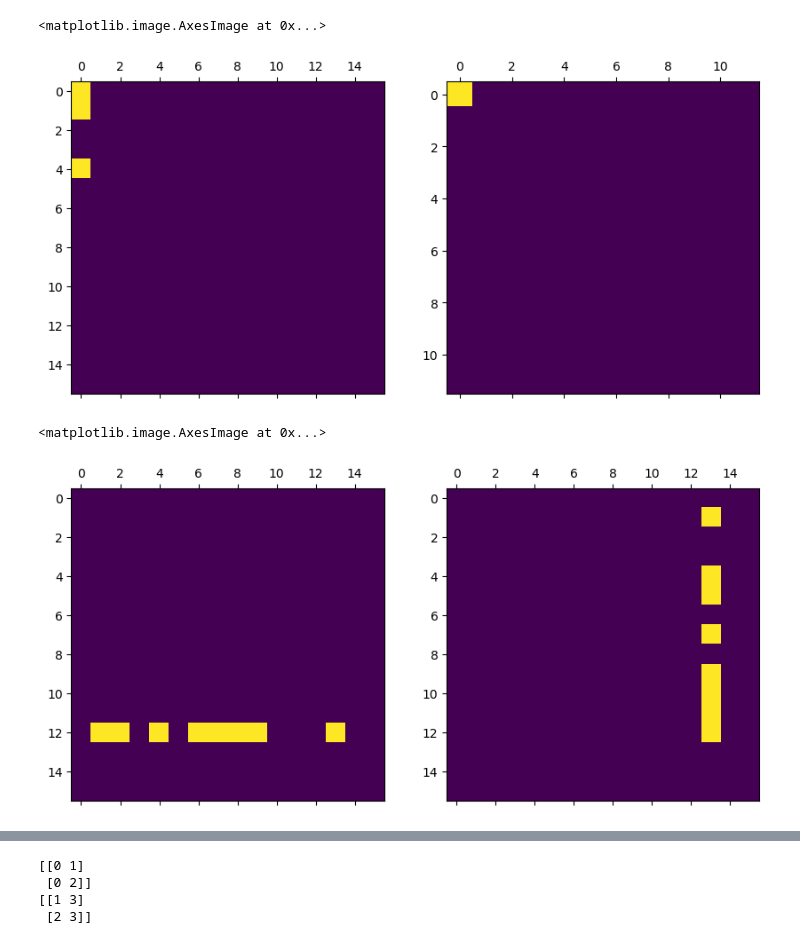
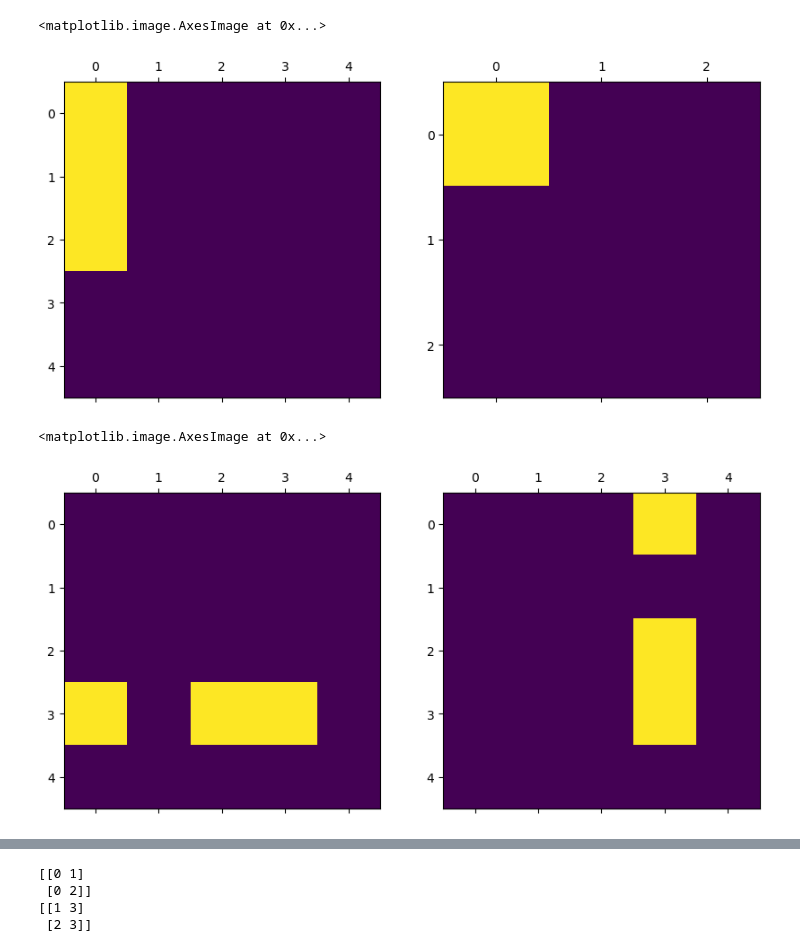
Before and after one commit to noahberthusen/adaptive_qec, a Jupyter notebook: notebooks/canonical.ipynb, the cells around one changed output, grey strips where cells are left out. Saved outputs shown, nothing was run; the diff lists cells and outputs as text; code cells hidden in the pictures.

```diff
--- a/notebooks/canonical.ipynb
+++ b/notebooks/canonical.ipynb
@@ -23,18 +23,9 @@ for i in range(ccode.m):
 #     [1,0,1,1,0,0],
 #     [0,1,1,1,0,0]
 # ])
-H = np.array([[1, 1, 0, 0, 1, 0, 0, 0, 0, 0, 0, 0, 0, 0, 0, 0],
-       [0, 1, 1, 0, 0, 1, 0, 0, 0, 0, 0, 0, 0, 0, 0, 0],
-       [0, 0, 1, 1, 0, 0, 1, 0, 0, 0, 0, 0, 0, 0, 0, 0],
-       [0, 0, 0, 1, 1, 0, 0, 1, 0, 0, 0, 0, 0, 0, 0, 0],
-       [0, 0, 0, 0, 1, 1, 0, 0, 1, 0, 0, 0, 0, 0, 0, 0],
-       [0, 0, 0, 0, 0, 1, 1, 0, 0, 1, 0, 0, 0, 0, 0, 0],
-       [0, 0, 0, 0, 0, 0, 1, 1, 0, 0, 1, 0, 0, 0, 0, 0],
-       [0, 0, 0, 0, 0, 0, 0, 1, 1, 0, 0, 1, 0, 0, 0, 0],
-       [0, 0, 0, 0, 0, 0, 0, 0, 1, 1, 0, 0, 1, 0, 0, 0],
-       [0, 0, 0, 0, 0, 0, 0, 0, 0, 1, 1, 0, 0, 1, 0, 0],
-       [0, 0, 0, 0, 0, 0, 0, 0, 0, 0, 1, 1, 0, 0, 1, 0],
-       [0, 0, 0, 0, 0, 0, 0, 0, 0, 0, 0, 1, 1, 0, 0, 1]])
+H = np.array([[1, 1, 1, 0, 0],
+       [0, 1, 1, 1, 0],
+       [0, 0, 1, 1, 1]])
 m, n = H.shape
 H = GF(H)
 print(H)
@@ -193,16 +144,16 @@ axes[0].matshow(xgens[0][0])
 axes[1].matshow(xgens[0][1])
 # %% [output]
 <matplotlib.image.AxesImage at 0x...>
-[figure, old version]
+[figure, new version]
 # %%
 fig, axes = plt.subplots(1, 2, figsize=(10, 5), sharey=False)
 
-ind = 1
+ind = 0
 axes[0].matshow(xlogs[ind][0])
 axes[1].matshow(zlogs[ind][0])
 # %% [output]
 <matplotlib.image.AxesImage at 0x...>
-[figure, old version]
+[figure, new version]
 # %%
 inds = np.arange(Hx.shape[1])
 left, right = (inds[:n**2].reshape(n,n), inds[n**2:].reshape(m,m))
```
Also changed, not shown: parts of 7 cells of this notebook, 2 other files.
